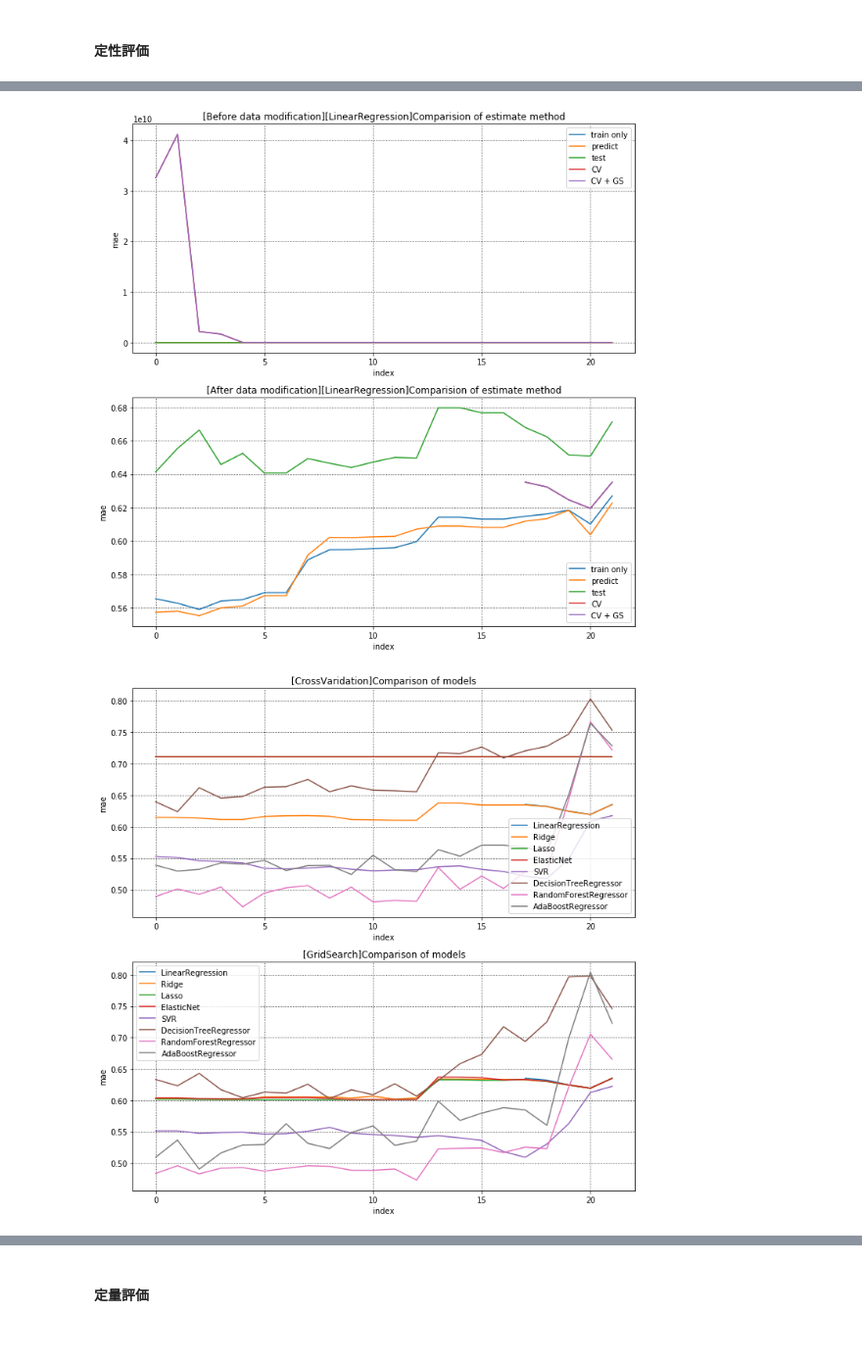
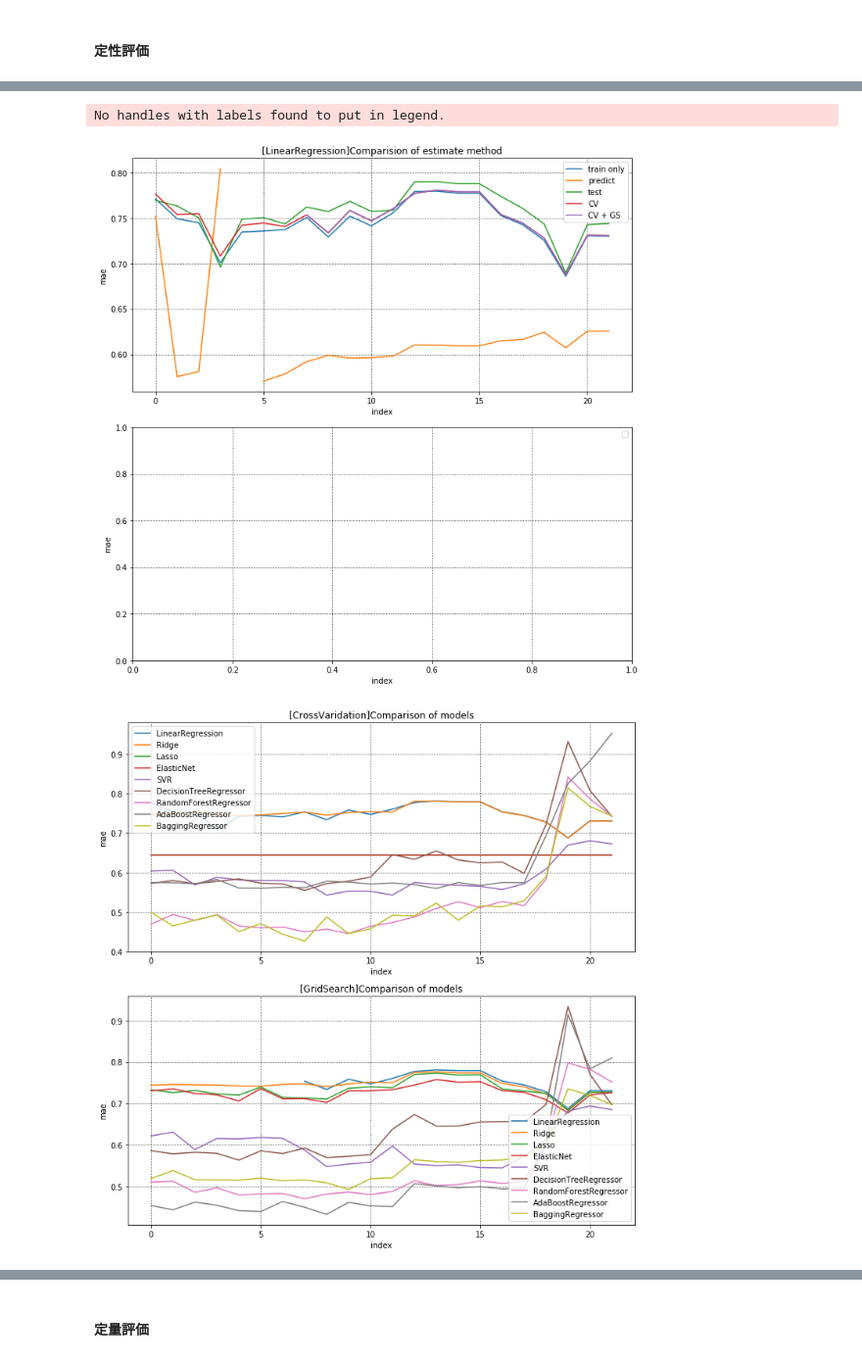
Before and after one commit to kusafusa-k/kaggle, a Jupyter notebook: Car_Fuel_Consumption/DAY3_work_草房慶.ipynb, the cells around one changed output, grey strips where cells are left out. Shown at 98% size. Saved outputs shown, nothing was run; the diff lists cells and outputs as text; code cells hidden in the pictures.

Commit message:
ggingRegressor追加、前処理の修正とtreeモデルは前処理削除 線形回帰のグラフが変?

```diff
--- a/Car_Fuel_Consumption/DAY3_work_草房慶.ipynb
+++ b/Car_Fuel_Consumption/DAY3_work_草房慶.ipynb
@@ -400,7 +382,7 @@ def standard_scaler_data(df_data):
 # %%
 # 標準化
 # TODO train,test分割後に処理を移動
-df_data = standard_scaler_data(df_data)
+# df_data = standard_scaler_data(df_data)
 # %% [markdown]
 ### グラフを可視化
 # %%
@@ -923,8 +1022,7 @@ for i in range(17):
 # グラフによる線形回帰モデルの比較
 fig, ax = plt.subplots(2, 1, figsize=(10, 10))
 
-# データ加工前
-ax[0].set_title('[Before data modification][LinearRegression]Comparision of estimate method')
+ax[0].set_title('[LinearRegression]Comparision of estimate method')
 ax[0].plot(lenearregression_mae.keys(),
            lenearregression_mae.values(), label='train only')
 ax[0].plot(lenearregression_predict_mae.keys(),
@@ -936,19 +1034,6 @@ ax[0].plot(lenearregression_cv_mae.keys(),
 ax[0].plot(lenearregression_gs_mae.keys(),
            lenearregression_gs_mae.values(), label='CV + GS')
 
-# データ加工後
-ax[1].set_title('[After data modification][LinearRegression]Comparision of estimate method')
-ax[1].plot(lenearregression_mae.keys(),
-           lenearregression_mae.values(), label='train only')
-ax[1].plot(lenearregression_predict_mae.keys(),
-           lenearregression_predict_mae.values(), label='predict')
-ax[1].plot(lenearregression_test_mae.keys(),
-           lenearregression_test_mae.values(), label='test')
-ax[1].plot(tmp_lenearregression_cv_mae.keys(),
-           tmp_lenearregression_cv_mae.values(), label='CV')
-ax[1].plot(tmp_lenearregression_gs_mae.keys(),
-           tmp_lenearregression_gs_mae.values(), label='CV + GS')
-
 for i in range(2):
     ax[i].set_xlabel('index')
     ax[i].set_ylabel('mae')
@@ -959,17 +1044,16 @@ for i in range(2):
 fig.tight_layout()
 fig.show()
 # %% [output]
+No handles with labels found to put in legend.
-[figure, old version]
+[figure, new version]
 # %%
 # グラフによるモデル毎の比較
 fig, ax = plt.subplots(2, 1, figsize=(10, 10))
 
 # モデル毎の比較（クロスバリデーション法）
 ax[0].set_title('[CrossVaridation]Comparison of models')
-
-# TODO CV, GSのデータが尖ってたためにグラフで比較出来なかったので、比較用にNoneを入れる
-ax[0].plot(tmp_lenearregression_cv_mae.keys(),
-           tmp_lenearregression_cv_mae.values(), label='LinearRegression')
+ax[0].plot(lenearregression_cv_mae.keys(),
+           lenearregression_cv_mae.values(), label='LinearRegression')
 ax[0].plot(ridge_cv_mae.keys(), ridge_cv_mae.values(), label='Ridge')
 ax[0].plot(lasso_cv_mae.keys(), lasso_cv_mae.values(), label='Lasso')
 ax[0].plot(elasticnet_cv_mae.keys(),
@@ -979,37 +1063,39 @@ ax[0].plot(decisiontreeregressor_cv_mae.keys(),
            decisiontreeregressor_cv_mae.values(), label='DecisionTreeRegressor')
 ax[0].plot(randomforestregressor_cv_mae.keys(),
            randomforestregressor_cv_mae.values(), label='RandomForestRegressor')
 ax[0].plot(adaboostregressor_cv_mae.keys(),
            adaboostregressor_cv_mae.values(), label='AdaBoostRegressor')
+ax[0].plot(baggingregressor_cv_mae.keys(),
+           baggingregressor_cv_mae.values(), label='BaggingRegressor')
 
 # モデル毎の比較（クロスバリデーション法＋グリッドサーチ法）
 ax[1].set_title('[GridSearch]Comparison of models')
-
-# TODO CV, GSのデータが尖ってたためにグラフで比較出来なかったので、比較用にNoneを入れる
-ax[1].plot(tmp_lenearregression_gs_mae.keys(),
-           tmp_lenearregression_gs_mae.values(), label='LinearRegression')
+ax[1].plot(lenearregression_gs_mae.keys(),
+           lenearregression_gs_mae.values(), label='LinearRegression')
 ax[1].plot(ridge_gs_mae.keys(), ridge_gs_mae.values(), label='Ridge')
 ax[1].plot(lasso_gs_mae.keys(), lasso_gs_mae.values(), label='Lasso')
 ax[1].plot(elasticnet_gs_mae.keys(),
            elasticnet_gs_mae.values(), label='ElasticNet')
 ax[1].plot(svr_gs_mae.keys(), svr_gs_mae.values(), label='SVR')
 ax[1].plot(decisiontreeregressor_gs_mae.keys(),
            decisiontreeregressor_gs_mae.values(), label='DecisionTreeRegressor')
 ax[1].plot(randomforestregressor_gs_mae.keys(),
            randomforestregressor_gs_mae.values(), label='RandomForestRegressor')
 ax[1].plot(adaboostregressor_gs_mae.keys(),
            adaboostregressor_gs_mae.values(), label='AdaBoostRegressor')
+ax[1].plot(baggingregressor_gs_mae.keys(),
+           baggingregressor_gs_mae.values(), label='BaggingRegressor')
 
 for i in range(2):
     ax[i].set_xlabel('index')
     ax[i].set_ylabel('mae')
     ax[i].grid(which='major', color='black', linestyle=':')
     ax[i].grid(which='minor', color='black', linestyle=':')
     ax[i].legend()
 
 fig.tight_layout()
 fig.show()
 # %% [output]
-[figure, old version]
+[figure, new version]
 # %%
 # グラフによるグリッドサーチ法有無の比較
```
Also changed, not shown: parts of 22 cells of this notebook.
